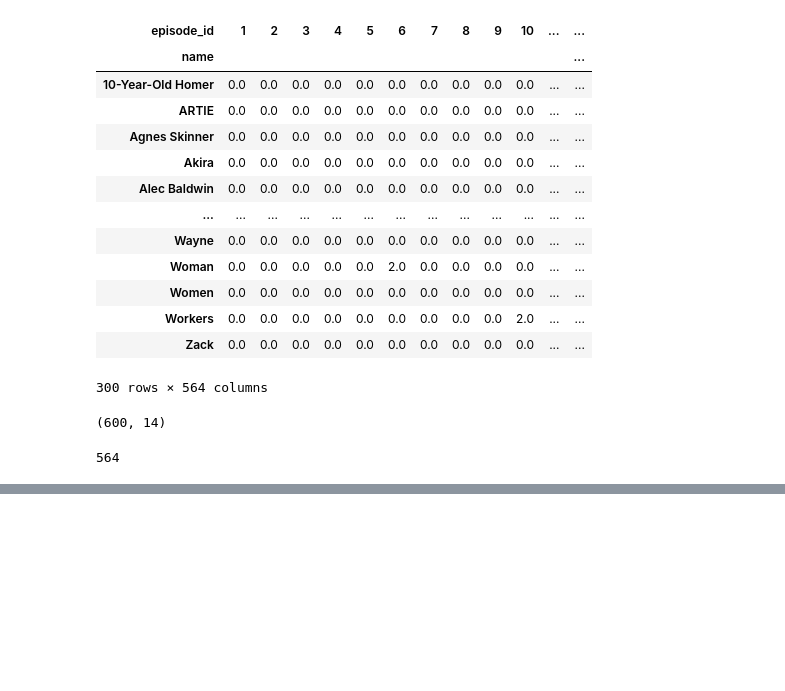
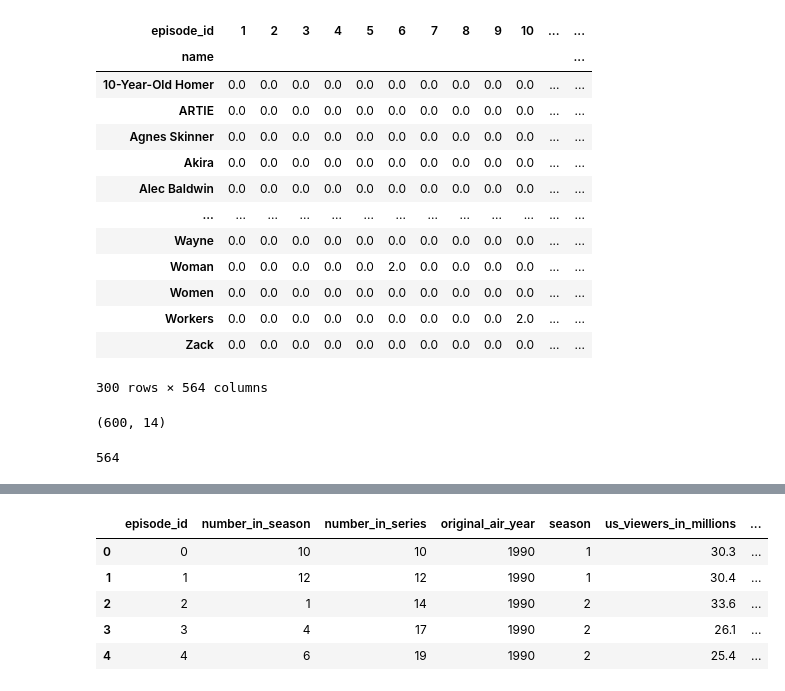
Before and after one commit to JosePabloGFnl/Simpsons_Episode_Popularity, a Jupyter notebook: Simpsons_Data_Preprocessing.ipynb, the cells around one changed output, grey strips where cells are left out. Drawn from its saved outputs; the diff is of its cells as text; code cells hidden in the pictures; blank space fills up the shorter version.

```diff
--- a/Simpsons_Data_Preprocessing.ipynb
+++ b/Simpsons_Data_Preprocessing.ipynb
@@ -236,0 +287,9 @@ len(df_lines.episode_id.unique())
+# %%
+df_episode.head()
+# %% [output]
+|  | episode_id | number_in_season | number_in_series | original_air_year | season | us_viewers_in_millions | ... |
+| 0 | 0 | 10 | 10 | 1990 | 1 | 30.3 | ... |
+| 1 | 1 | 12 | 12 | 1990 | 1 | 30.4 | ... |
+| 2 | 2 | 1 | 14 | 1990 | 2 | 33.6 | ... |
+| 3 | 3 | 4 | 17 | 1990 | 2 | 26.1 | ... |
+| 4 | 4 | 6 | 19 | 1990 | 2 | 25.4 | ... |
```
Also changed, not shown: parts of 13 cells of this notebook.
